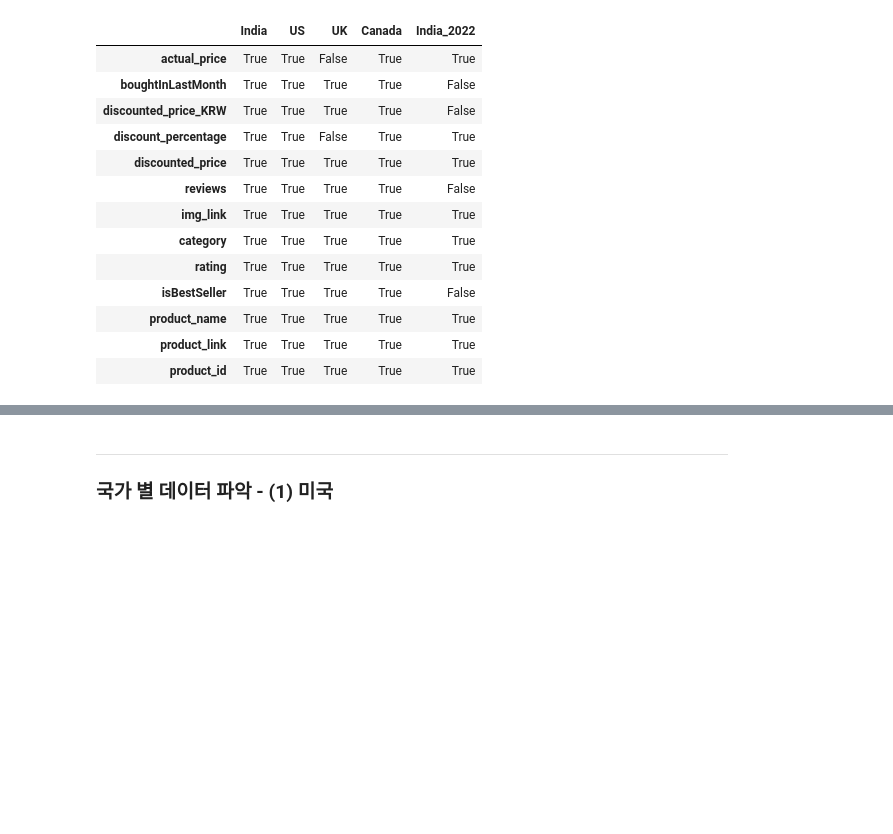
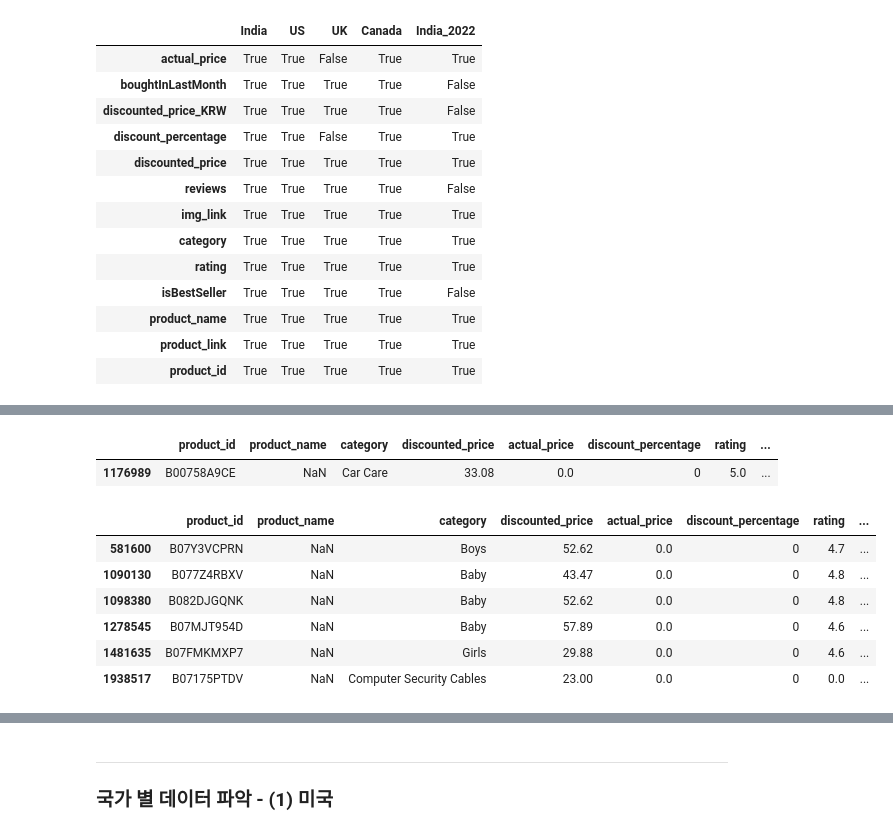
Before and after one commit to BenCyera/Amazon_sales_machine_learning, a Jupyter notebook: notebooks/yuri/Further_analysis_on_data.ipynb, the cells around one changed output, grey strips where cells are left out. Drawn from its saved outputs; the diff is of its cells as text; code cells hidden in the pictures; blank space fills up the shorter version.

```diff
--- a/notebooks/yuri/Further_analysis_on_data.ipynb
+++ b/notebooks/yuri/Further_analysis_on_data.ipynb
@@ -248,0 +264,15 @@ get_common_columns_by_threshold(analyzer, 4)
+# %%
+us_df[us_df.product_name.isnull()]
+# %% [output]
+|  | product_id | product_name | category | discounted_price | actual_price | discount_percentage | rating | ... |
+| 1176989 | B00758A9CE | NaN | Car Care | 33.08 | 0.0 | 0 | 5.0 | ... |
+# %%
+canada_df[canada_df.product_name.isnull()]
+# %% [output]
+|  | product_id | product_name | category | discounted_price | actual_price | discount_percentage | rating | ... |
+| 581600 | B07Y3VCPRN | NaN | Boys | 52.62 | 0.0 | 0 | 4.7 | ... |
+| 1090130 | B077Z4RBXV | NaN | Baby | 43.47 | 0.0 | 0 | 4.8 | ... |
+| 1098380 | B082DJGQNK | NaN | Baby | 52.62 | 0.0 | 0 | 4.8 | ... |
+| 1278545 | B07MJT954D | NaN | Baby | 57.89 | 0.0 | 0 | 4.6 | ... |
+| 1481635 | B07FMKMXP7 | NaN | Girls | 29.88 | 0.0 | 0 | 4.6 | ... |
+| 1938517 | B07175PTDV | NaN | Computer Security Cables | 23.00 | 0.0 | 0 | 0.0 | ... |
```
Also changed, not shown: parts of 18 cells of this notebook, 2 other files.
